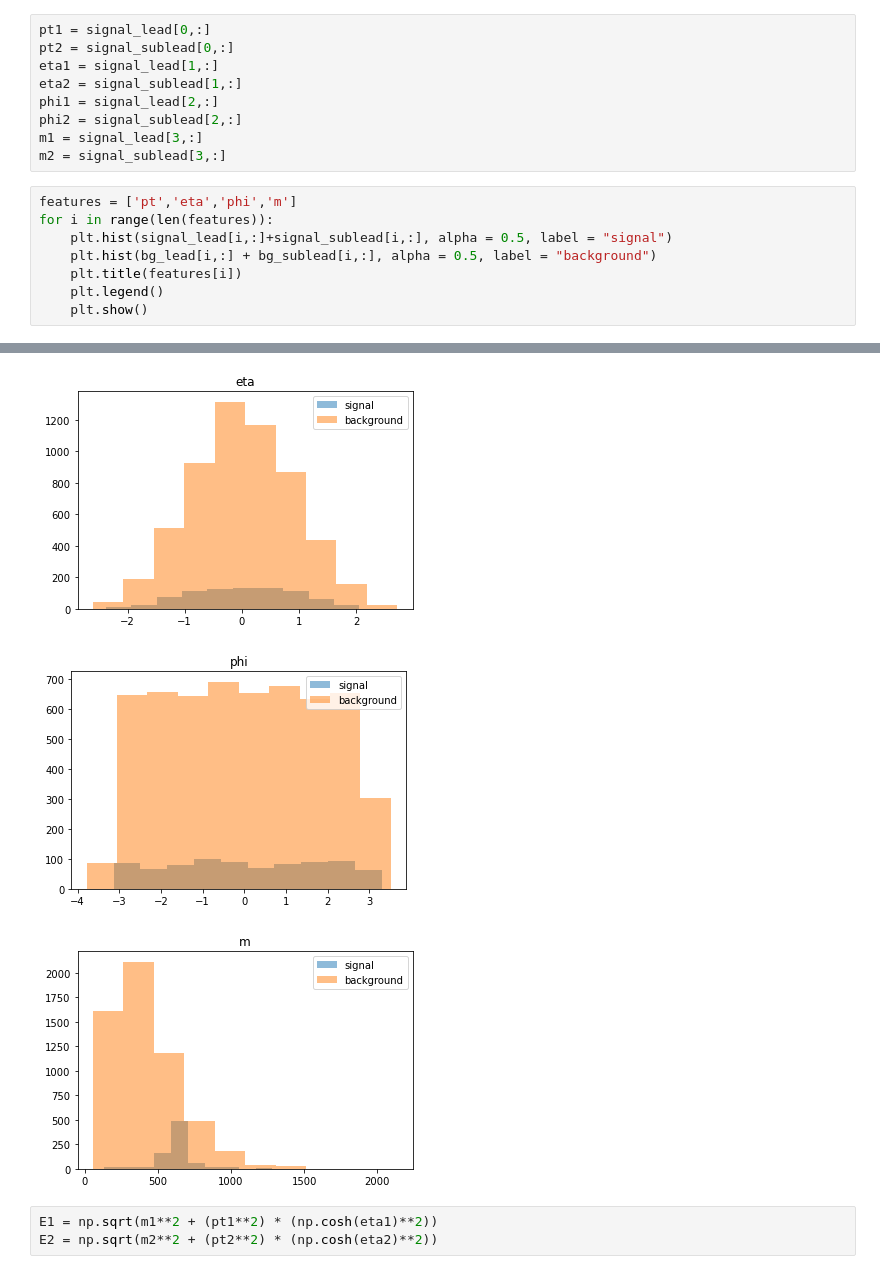
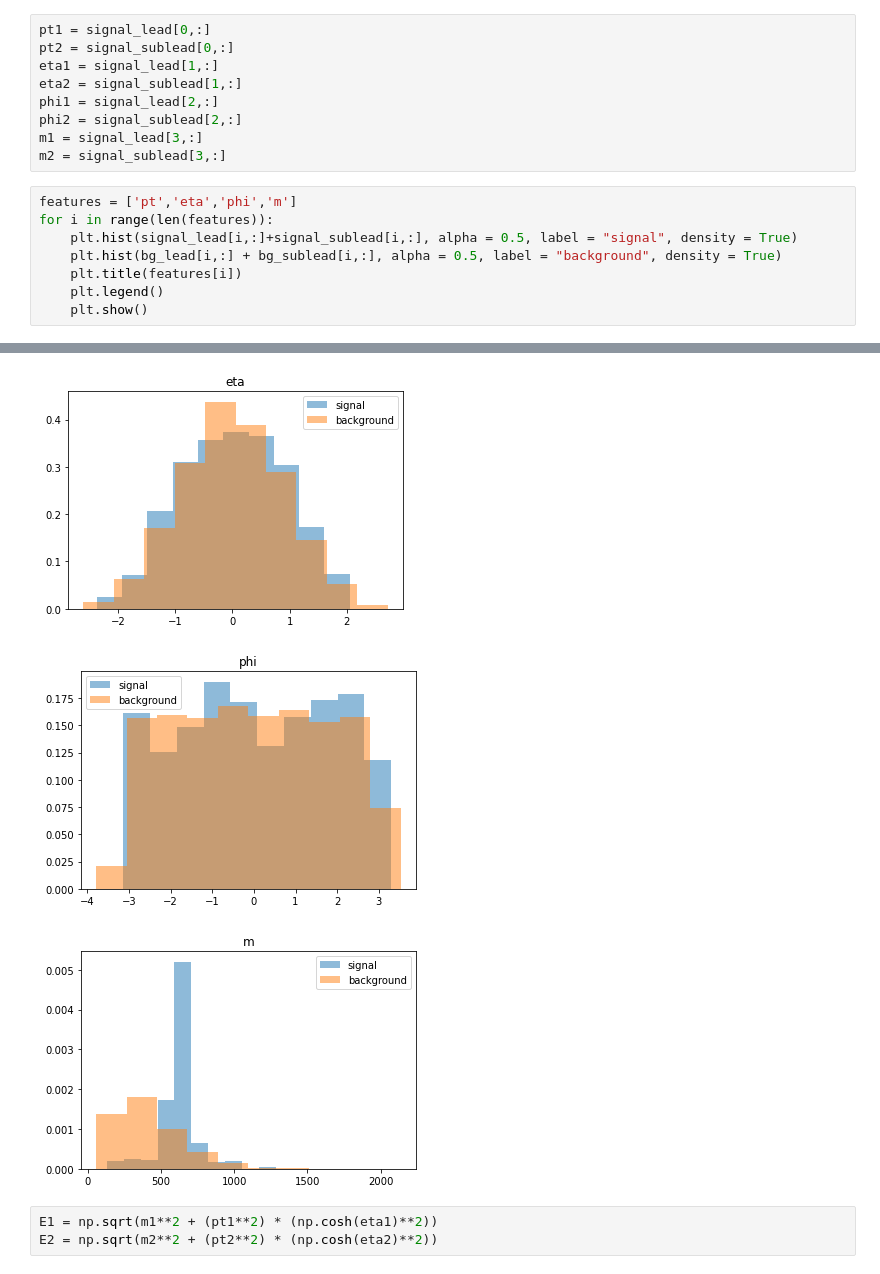
Before and after one commit to VinceLing0529/Anomaly-Detection, a Jupyter notebook: feature_study_with_clustering.ipynb, the cells around one changed output, grey strips where cells are left out. Saved outputs shown, nothing was run; the diff lists cells and outputs as text.

```diff
--- a/feature_study_with_clustering.ipynb
+++ b/feature_study_with_clustering.ipynb
@@ -144,8 +144,8 @@ m2 = signal_sublead[3,:]
 # %%
 features = ['pt','eta','phi','m']
 for i in range(len(features)):
-    plt.hist(signal_lead[i,:]+signal_sublead[i,:], alpha = 0.5, label = "signal")
-    plt.hist(bg_lead[i,:] + bg_sublead[i,:], alpha = 0.5, label = "background")
+    plt.hist(signal_lead[i,:]+signal_sublead[i,:], alpha = 0.5, label = "signal", density = True)
+    plt.hist(bg_lead[i,:] + bg_sublead[i,:], alpha = 0.5, label = "background", density = True)
     plt.title(features[i])
     plt.legend()
     plt.show()
@@ -154,6 +154,6 @@ for i in range(len(features)):
-[figure, old version]
+[figure, new version]
-[figure, old version]
+[figure, new version]
-[figure, old version]
+[figure, new version]
 # %%
 E1 = np.sqrt(m1**2 + (pt1**2) * (np.cosh(eta1)**2))
 E2 = np.sqrt(m2**2 + (pt2**2) * (np.cosh(eta2)**2))
```
Also changed, not shown: parts of 1 cell of this notebook.
